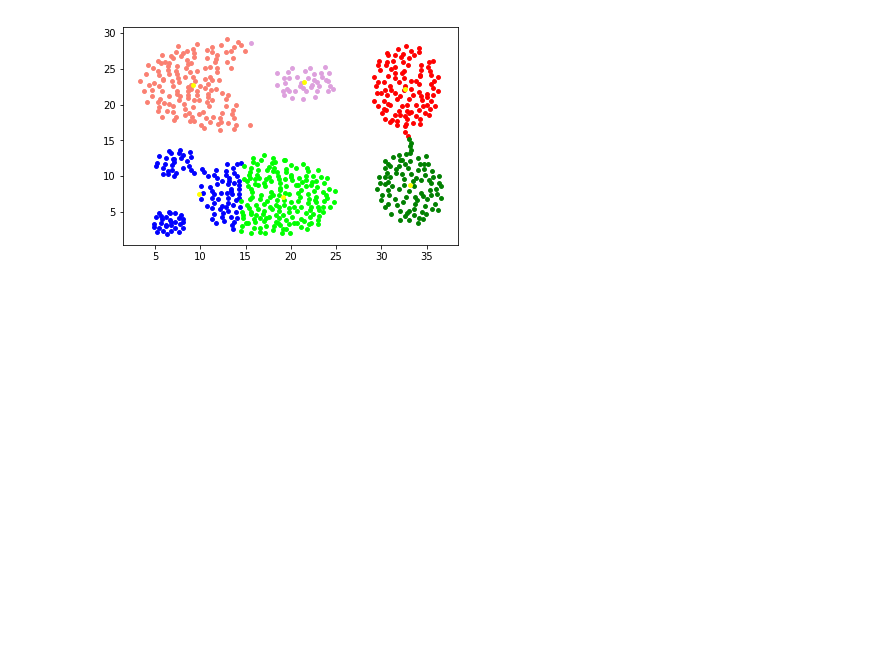
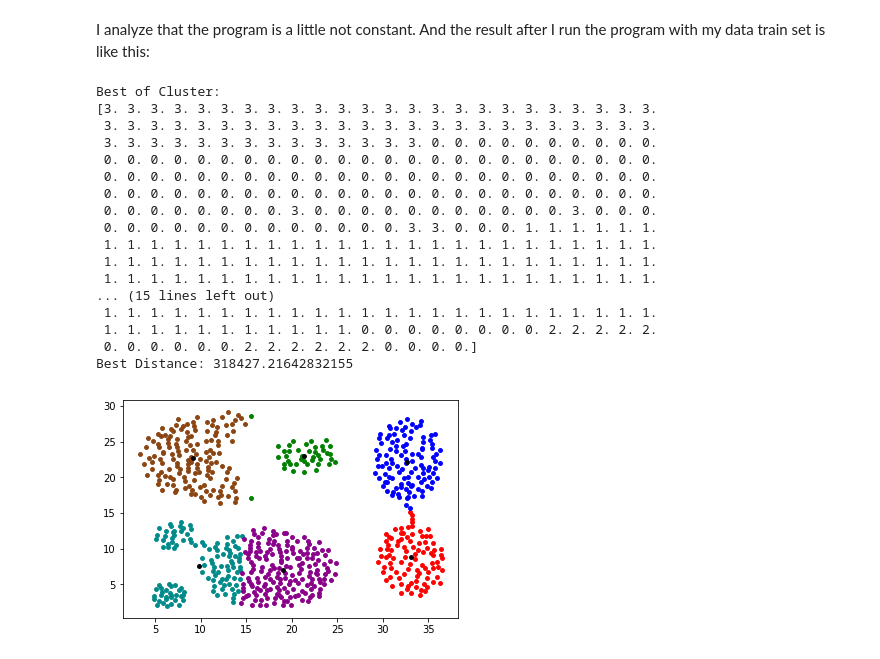
Before and after one commit to csh3l3-20172018-ade/2-0-k-means-clustering-effendivina, a Jupyter notebook: K-Means Clustering.ipynb, the cells around one changed output. Saved outputs shown, nothing was run; the diff lists cells and outputs as text; code cells hidden in the pictures; blank space fills up the shorter version.

```diff
--- a/K-Means Clustering.ipynb
+++ b/K-Means Clustering.ipynb
@@ -6,3 +49,6 @@ import matplotlib.pyplot as plt
 #fungsi load data
 def load_data(file):
     return np.loadtxt(file)
+# %%
+def save_data(filename,a):
+    np.savetxt(filename,a)
@@ -111,12 +142,67 @@ array([3., 3., 3., 3., 3., 3., 3., 3., 3., 3., 3., 3., 3., 3., 3., 3., 3.,
 # %%
-#plot data sesuai cluster
-plt.scatter(dataset[arr_cluster==0,0], dataset[arr_cluster==0,1], s=15, c='red', label='Cluster 1')
-plt.scatter(dataset[arr_cluster==1,0], dataset[arr_cluster==1,1], s=15, c='blue', label='Cluster 2')
-plt.scatter(dataset[arr_cluster==2,0], dataset[arr_cluster==2,1], s=15, c='green', label='Cluster 3')
-plt.scatter(dataset[arr_cluster==3,0], dataset[arr_cluster==3,1], s=15, c='plum', label='Cluster 4')
-plt.scatter(dataset[arr_cluster==4,0], dataset[arr_cluster==4,1], s=15, c='lime', label='Cluster 5')
-plt.scatter(dataset[arr_cluster==5,0], dataset[arr_cluster==5,1], s=15, c='salmon', label='Cluster 6')
-plt.scatter(final_centroids[:,0], final_centroids[:,1], s=15, c='yellow',label='Centroids')
-plt.show()
+#fungsi untuk menvisualisasikan hasil cluster
+def plot(dataset,arr_cluster,final_centroids):
+    #plot data sesuai cluster
+    plt.scatter(dataset[arr_cluster==0,0], dataset[arr_cluster==0,1], s=15, c='red', label='Cluster 1')
+    plt.scatter(dataset[arr_cluster==1,0], dataset[arr_cluster==1,1], s=15, c='blue', label='Cluster 2')
+    plt.scatter(dataset[arr_cluster==2,0], dataset[arr_cluster==2,1], s=15, c='green', label='Cluster 3')
+    plt.scatter(dataset[arr_cluster==3,0], dataset[arr_cluster==3,1], s=15, c='darkcyan', label='Cluster 4')
+    plt.scatter(dataset[arr_cluster==4,0], dataset[arr_cluster==4,1], s=15, c='darkmagenta', label='Cluster 5')
+    plt.scatter(dataset[arr_cluster==5,0], dataset[arr_cluster==5,1], s=15, c='saddlebrown', label='Cluster 6')
+    plt.scatter(final_centroids[:,0], final_centroids[:,1], s=15, c='black',label='Centroids')
+    plt.show()
-# %% [output]
-[figure, removed]
+# %%
+def execute(dataset):
+    #mencari jumlah instance dan fitur
+    n_instances, n_features = dataset.shape
+    #lopping dilakukan sebanyak 10 kali
+    n_iter=10
+    best_of_sum = 99999999
+    for iter in range(0,n_iter):
+        #menentukan centroid
+        centroids = dataset[np.random.randint(0,n_instances-1, size=6)]
+        #memanggil fungsi kmeans
+        final_centroids, belongs_to_centroid = kmeans(6,centroids,dataset,n_instances, n_features)
+        #memanggil fungsi sum_of_distance
+        total_sum = sum_of_distance(dataset,final_centroids,belongs_to_centroid)
+        #mengganti ukuran array
+        arr_cluster = np.array(belongs_to_centroid)
+        arr_cluster.resize(n_instances,)
+        #print(arr_cluster)
+        #membandingkan total jarak yang baru dan yang terbaik sebelumnya
+        if (best_of_sum > total_sum):
+            #mengganti var best_of_sum, best_of_cluster, best_of_centroids yang total jaraknya lebih rendah
+            best_of_sum = total_sum
+            best_of_cluster = arr_cluster
+            best_of_centroids = final_centroids
+    #menampilkan hasil cluster dan jarak terbaik
+    print("Best of Cluster: ")
+    print(best_of_cluster)
+    print("Best Distance: "+str(best_of_sum))
+    #memanggil fungsi plot
+    plot(dataset,arr_cluster,final_centroids)
+    return best_of_cluster
+# %% [markdown]
+I analyze that the program is a little not constant. And the result after I run the program with my data train set is like this:
+# %%
+result = execute(datasetTrain)
+save_data('HasilTrain.txt',result)
+# %% [output]
+Best of Cluster:
+[3. 3. 3. 3. 3. 3. 3. 3. 3. 3. 3. 3. 3. 3. 3. 3. 3. 3. 3. 3. 3. 3. 3. 3.
+ 3. 3. 3. 3. 3. 3. 3. 3. 3. 3. 3. 3. 3. 3. 3. 3. 3. 3. 3. 3. 3. 3. 3. 3.
+ 3. 3. 3. 3. 3. 3. 3. 3. 3. 3. 3. 3. 3. 3. 0. 0. 0. 0. 0. 0. 0. 0. 0. 0.
+ 0. 0. 0. 0. 0. 0. 0. 0. 0. 0. 0. 0. 0. 0. 0. 0. 0. 0. 0. 0. 0. 0. 0. 0.
+ 0. 0. 0. 0. 0. 0. 0. 0. 0. 0. 0. 0. 0. 0. 0. 0. 0. 0. 0. 0. 0. 0. 0. 0.
+ 0. 0. 0. 0. 0. 0. 0. 0. 0. 0. 0. 0. 0. 0. 0. 0. 0. 0. 0. 0. 0. 0. 0. 0.
+ 0. 0. 0. 0. 0. 0. 0. 0. 3. 0. 0. 0. 0. 0. 0. 0. 0. 0. 0. 0. 3. 0. 0. 0.
+ 0. 0. 0. 0. 0. 0. 0. 0. 0. 0. 0. 0. 0. 3. 3. 0. 0. 0. 1. 1. 1. 1. 1. 1.
+ 1. 1. 1. 1. 1. 1. 1. 1. 1. 1. 1. 1. 1. 1. 1. 1. 1. 1. 1. 1. 1. 1. 1. 1.
+ 1. 1. 1. 1. 1. 1. 1. 1. 1. 1. 1. 1. 1. 1. 1. 1. 1. 1. 1. 1. 1. 1. 1. 1.
+ 1. 1. 1. 1. 1. 1. 1. 1. 1. 1. 1. 1. 1. 1. 1. 1. 1. 1. 1. 1. 1. 1. 1. 1.
+... (15 lines left out)
+ 1. 1. 1. 1. 1. 1. 1. 1. 1. 1. 1. 1. 1. 1. 1. 1. 1. 1. 1. 1. 1. 1. 1. 1.
+ 1. 1. 1. 1. 1. 1. 1. 1. 1. 1. 1. 0. 0. 0. 0. 0. 0. 0. 0. 2. 2. 2. 2. 2.
+ 0. 0. 0. 0. 0. 0. 2. 2. 2. 2. 2. 2. 0. 0. 0. 0.]
+Best Distance: 318427.21642832155
+[figure, added]
```
Also changed, not shown: parts of 25 cells of this notebook, 4 other files.
